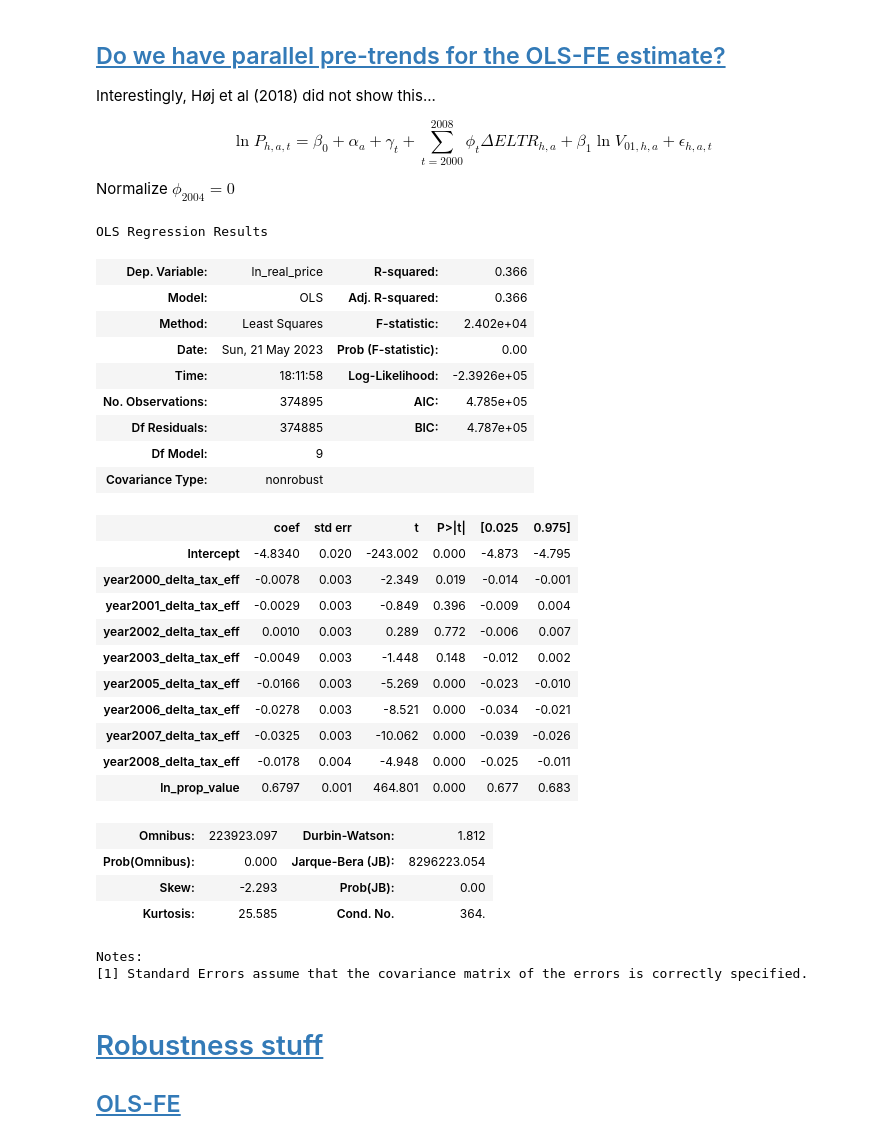
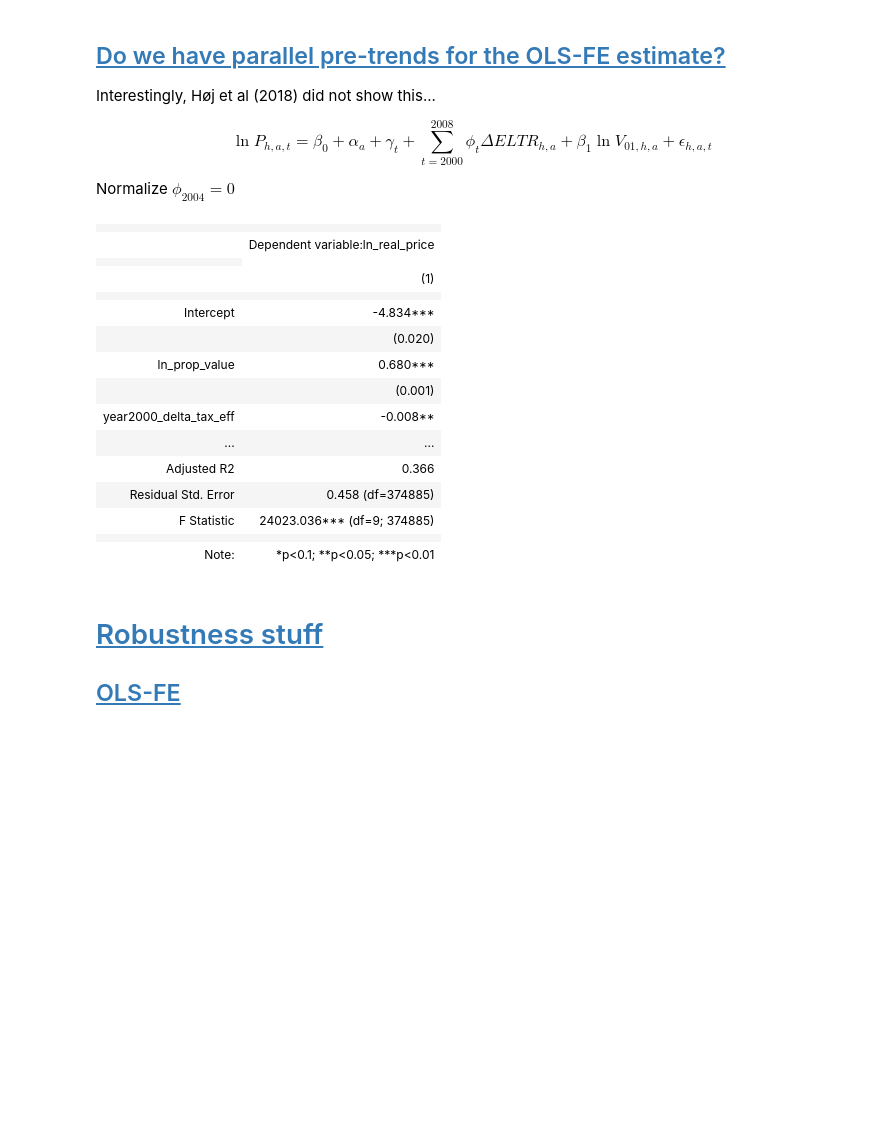
Before and after one commit to jorgenhost/No_taxation_without_capitalization, a Jupyter notebook: 4_main.ipynb, the cells around one changed output. Drawn from its saved outputs; the diff is of its cells as text; code cells hidden in the pictures; blank space fills up the shorter version.

```diff
--- a/4_main.ipynb
+++ b/4_main.ipynb
@@ -800,48 +817,37 @@ Normalize $\phi_{2004}=0$
 # %%
 formula_trends = f"""ln_real_price ~ year2000_delta_tax_eff + year2001_delta_tax_eff+ year2002_delta_tax_eff+ year2003_delta_tax_eff+ year2005_delta_tax_eff + year2006_delta_tax_eff + year2007_delta_tax_eff + year2008_delta_tax_eff + ln_prop_value"""
 
 mod_ols_fe_trends = smf.ols(formula_trends,
               data=df_merged_index
               .pipe(demean(col_to_demean="ln_real_price"))
               .pipe(demean(col_to_demean="year2000_delta_tax_eff"))
               .pipe(demean(col_to_demean="year2001_delta_tax_eff"))
               .pipe(demean(col_to_demean="year2002_delta_tax_eff"))
               .pipe(demean(col_to_demean="year2003_delta_tax_eff"))
               .pipe(demean(col_to_demean="year2005_delta_tax_eff"))
               .pipe(demean(col_to_demean="year2006_delta_tax_eff"))
               .pipe(demean(col_to_demean="year2007_delta_tax_eff"))
               .pipe(demean(col_to_demean="year2008_delta_tax_eff"))
               .pipe(demean(col_to_demean="ln_prop_value")))
 res_ols_fe_trends=mod_ols_fe_trends.fit(vcov='robust', fe=True)
-res_ols_fe_trends.summary()
+Stargazer([res_ols_fe_trends])
 # %% [output]
-OLS Regression Results
-| Dep. Variable: | ln_real_price | R-squared: | 0.366 |
-| Model: | OLS | Adj. R-squared: | 0.366 |
-| Method: | Least Squares | F-statistic: | 2.402e+04 |
-| Date: | Sun, 21 May 2023 | Prob (F-statistic): | 0.00 |
-| Time: | 18:11:58 | Log-Likelihood: | -2.3926e+05 |
-| No. Observations: | 374895 | AIC: | 4.785e+05 |
-| Df Residuals: | 374885 | BIC: | 4.787e+05 |
-| Df Model: | 9 |  |  |
-| Covariance Type: | nonrobust |  |  |
+|  |  |
+|  | Dependent variable:ln_real_price |
+|  |
+|  | (1) |
+|  |  |
+| Intercept | -4.834*** |
+|  | (0.020) |
+| ln_prop_value | 0.680*** |
+|  | (0.001) |
+| year2000_delta_tax_eff | -0.008** |
+| ... | ... |
+| Adjusted R2 | 0.366 |
+| Residual Std. Error | 0.458 (df=374885) |
+| F Statistic | 24023.036*** (df=9; 374885) |
+|  |  |
+| Note: | *p<0.1; **p<0.05; ***p<0.01 |
-|  | coef | std err | t | P>|t| | [0.025 | 0.975] |
-| Intercept | -4.8340 | 0.020 | -243.002 | 0.000 | -4.873 | -4.795 |
-| year2000_delta_tax_eff | -0.0078 | 0.003 | -2.349 | 0.019 | -0.014 | -0.001 |
-| year2001_delta_tax_eff | -0.0029 | 0.003 | -0.849 | 0.396 | -0.009 | 0.004 |
-| year2002_delta_tax_eff | 0.0010 | 0.003 | 0.289 | 0.772 | -0.006 | 0.007 |
-| year2003_delta_tax_eff | -0.0049 | 0.003 | -1.448 | 0.148 | -0.012 | 0.002 |
-| year2005_delta_tax_eff | -0.0166 | 0.003 | -5.269 | 0.000 | -0.023 | -0.010 |
-| year2006_delta_tax_eff | -0.0278 | 0.003 | -8.521 | 0.000 | -0.034 | -0.021 |
-| year2007_delta_tax_eff | -0.0325 | 0.003 | -10.062 | 0.000 | -0.039 | -0.026 |
-| year2008_delta_tax_eff | -0.0178 | 0.004 | -4.948 | 0.000 | -0.025 | -0.011 |
-| ln_prop_value | 0.6797 | 0.001 | 464.801 | 0.000 | 0.677 | 0.683 |
-| Omnibus: | 223923.097 | Durbin-Watson: | 1.812 |
-| Prob(Omnibus): | 0.000 | Jarque-Bera (JB): | 8296223.054 |
-| Skew: | -2.293 | Prob(JB): | 0.00 |
-| Kurtosis: | 25.585 | Cond. No. | 364. |
-Notes:
-[1] Standard Errors assume that the covariance matrix of the errors is correctly specified.
 # %% [markdown]
 # <a id='toc5_'></a>[Robustness stuff](#toc0_)
 ## <a id='toc5_1_'></a>[OLS-FE](#toc0_)
```
Also changed, not shown: parts of 14 cells of this notebook, 54 other files.
